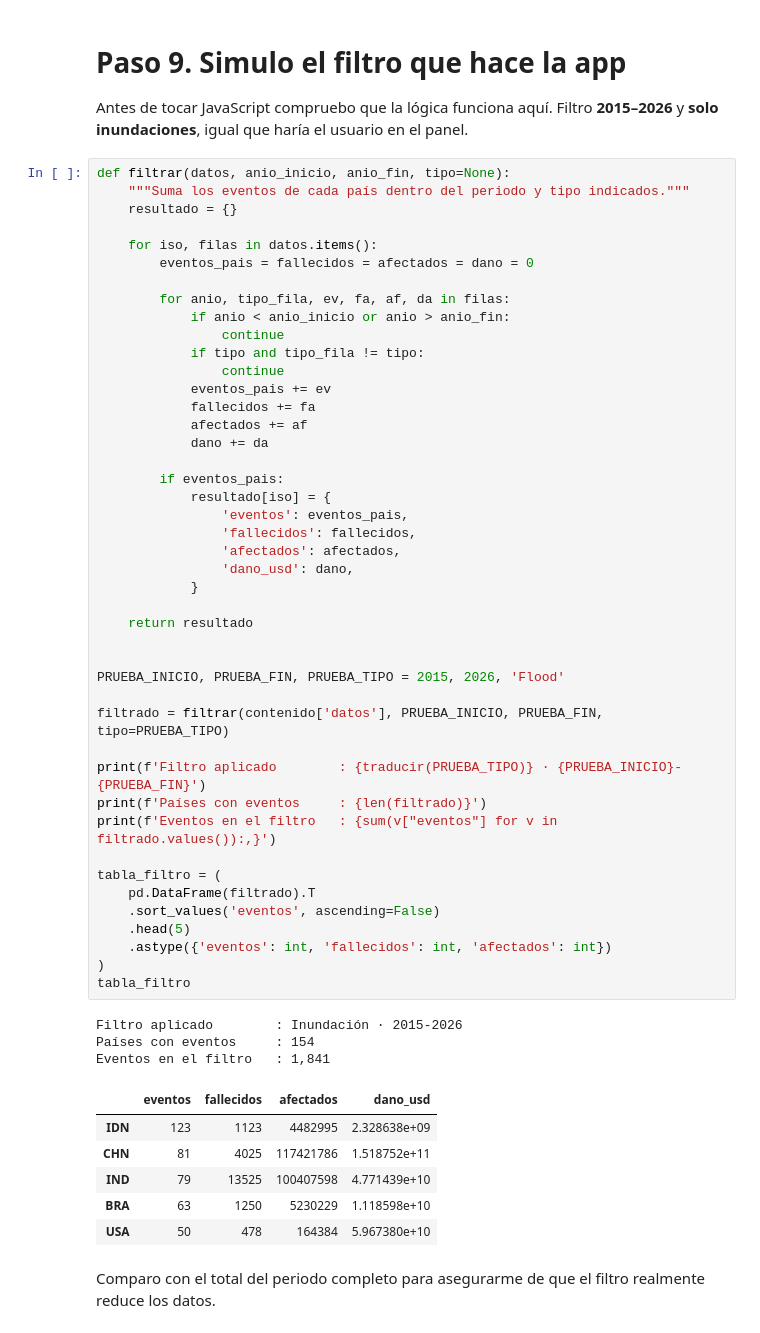
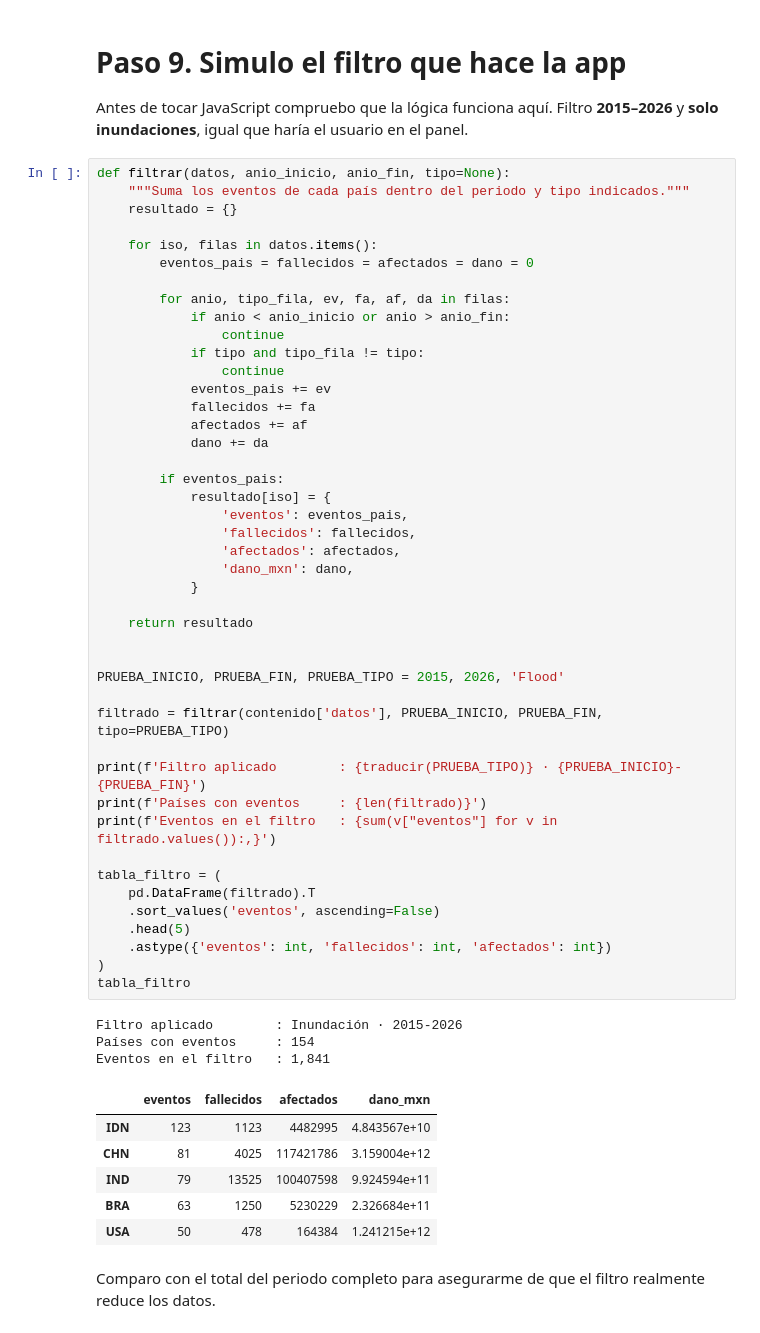
Before and after one commit to JackieCruz07/proyecto-desastres, a Jupyter notebook: notebooks/04_actividad4_filtros_controles.ipynb, the cells around one changed output. Drawn from its saved outputs; the diff is of its cells as text.

```diff
--- a/notebooks/04_actividad4_filtros_controles.ipynb
+++ b/notebooks/04_actividad4_filtros_controles.ipynb
@@ -249,40 +252,40 @@ def filtrar(datos, anio_inicio, anio_fin, tipo=None):
 
         if eventos_pais:
             resultado[iso] = {
                 'eventos': eventos_pais,
                 'fallecidos': fallecidos,
                 'afectados': afectados,
-                'dano_usd': dano,
+                'dano_mxn': dano,
             }
 
     return resultado
 
 
 PRUEBA_INICIO, PRUEBA_FIN, PRUEBA_TIPO = 2015, 2026, 'Flood'
 
 filtrado = filtrar(contenido['datos'], PRUEBA_INICIO, PRUEBA_FIN, tipo=PRUEBA_TIPO)
 
 print(f'Filtro aplicado        : {traducir(PRUEBA_TIPO)} · {PRUEBA_INICIO}-{PRUEBA_FIN}')
 print(f'Países con eventos     : {len(filtrado)}')
 print(f'Eventos en el filtro   : {sum(v["eventos"] for v in filtrado.values()):,}')
 
 tabla_filtro = (
     pd.DataFrame(filtrado).T
     .sort_values('eventos', ascending=False)
     .head(5)
     .astype({'eventos': int, 'fallecidos': int, 'afectados': int})
 )
 tabla_filtro
 # %% [output]
 Filtro aplicado        : Inundación · 2015-2026
 Países con eventos     : 154
 Eventos en el filtro   : 1,841
-|  | eventos | fallecidos | afectados | dano_usd |
-| IDN | 123 | 1123 | 4482995 | 2.328638e+09 |
-| CHN | 81 | 4025 | 117421786 | 1.518752e+11 |
-| IND | 79 | 13525 | 100407598 | 4.771439e+10 |
-| BRA | 63 | 1250 | 5230229 | 1.118598e+10 |
-| USA | 50 | 478 | 164384 | 5.967380e+10 |
+|  | eventos | fallecidos | afectados | dano_mxn |
+| IDN | 123 | 1123 | 4482995 | 4.843567e+10 |
+| CHN | 81 | 4025 | 117421786 | 3.159004e+12 |
+| IND | 79 | 13525 | 100407598 | 9.924594e+11 |
+| BRA | 63 | 1250 | 5230229 | 2.326684e+11 |
+| USA | 50 | 478 | 164384 | 1.241215e+12 |
 # %% [markdown]
 Comparo con el total del periodo completo para asegurarme de que el filtro
 realmente reduce los datos.
```
Also changed, not shown: parts of 2 cells of this notebook, 29 other files.
